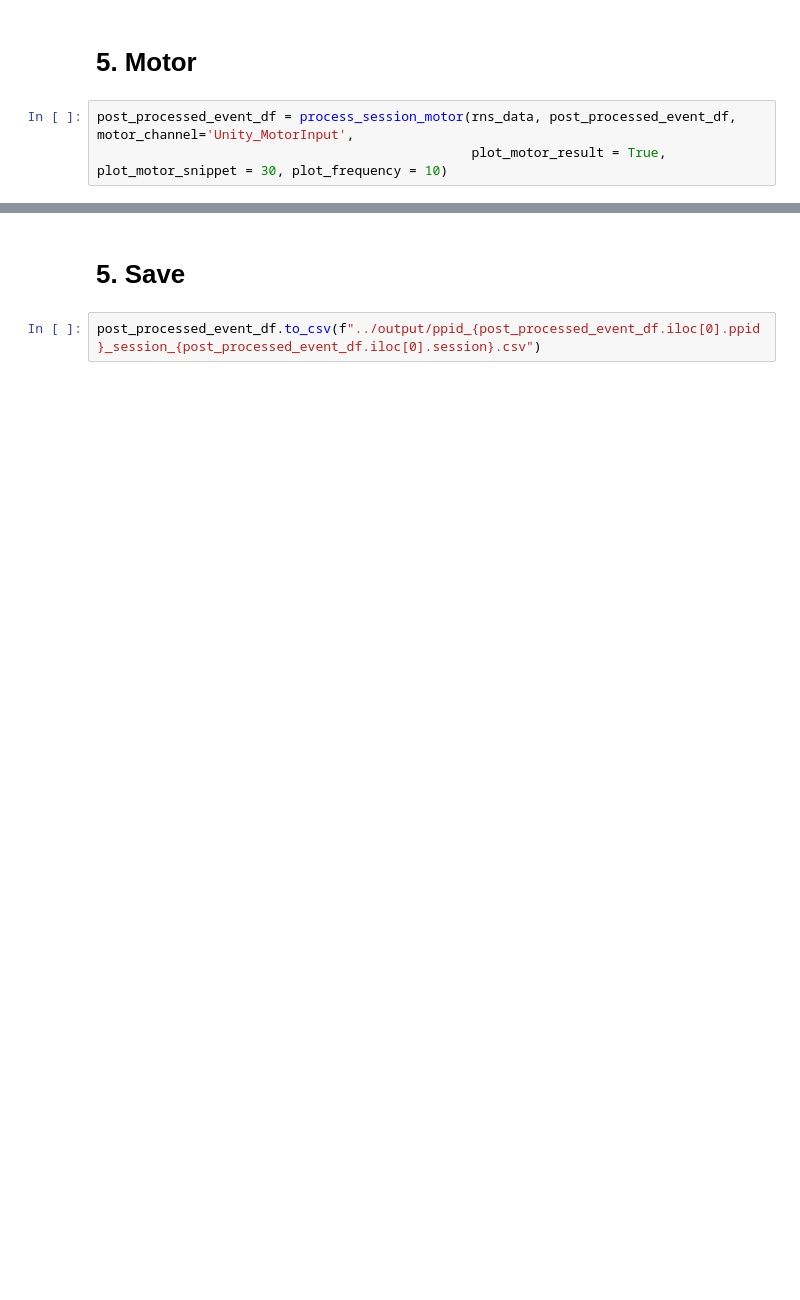
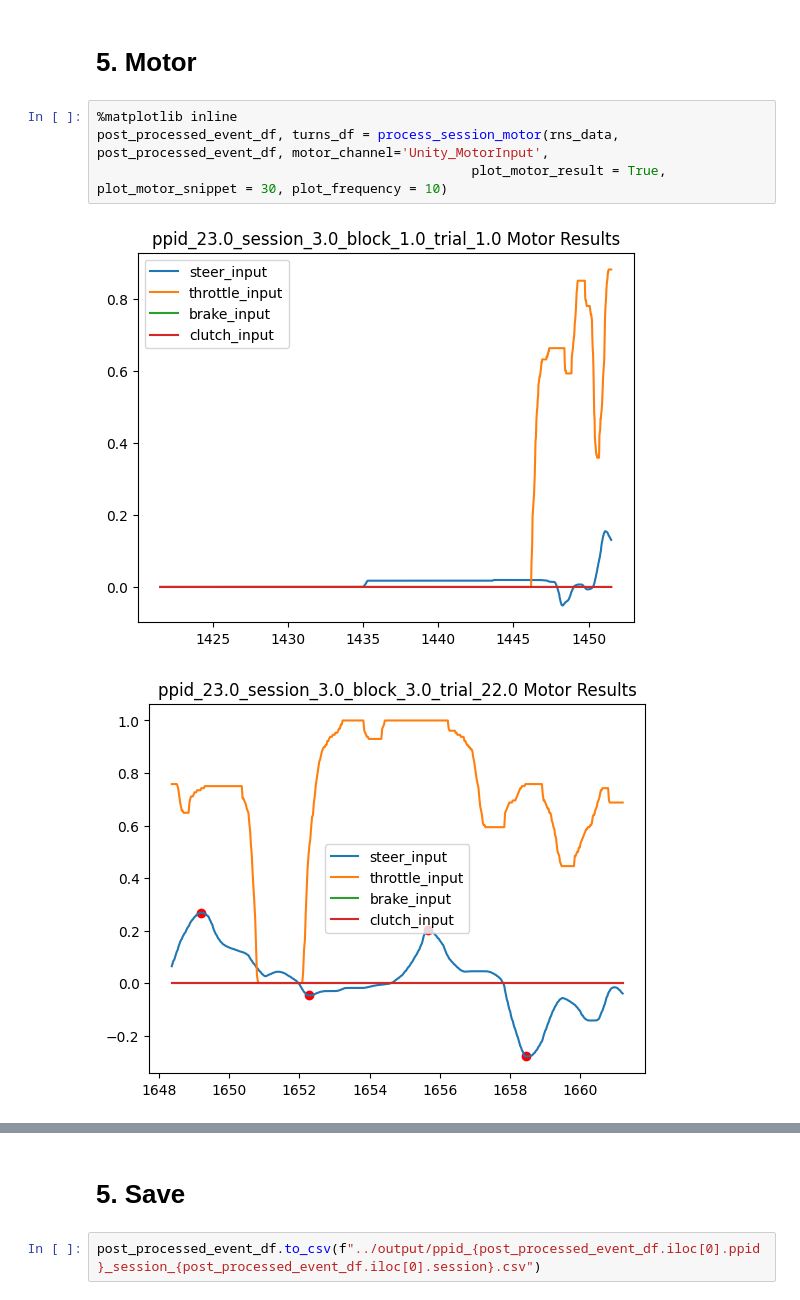
Before and after one commit to schko/mna, a Jupyter notebook: notebooks/process_session.ipynb, the cells around one changed output, grey strips where cells are left out. Cells and saved outputs as stored; diff of their text form; blank space fills up the shorter version.

Commit message:
pre motor epoch extraction

```diff
--- a/notebooks/process_session.ipynb
+++ b/notebooks/process_session.ipynb
@@ -110,5 +222,9 @@ Fitting ICA took 7.3s.
 # %% [markdown]
 # 5. Motor
 # %%
-post_processed_event_df = process_session_motor(rns_data, post_processed_event_df, motor_channel='Unity_MotorInput',
+%matplotlib inline
+post_processed_event_df, turns_df = process_session_motor(rns_data, post_processed_event_df, motor_channel='Unity_MotorInput',
                                                 plot_motor_result = True, plot_motor_snippet = 30, plot_frequency = 10)
+# %% [output]
+[figure, added]
+[figure, added]
```
Also changed, not shown: parts of 14 cells of this notebook, 14 other files.
